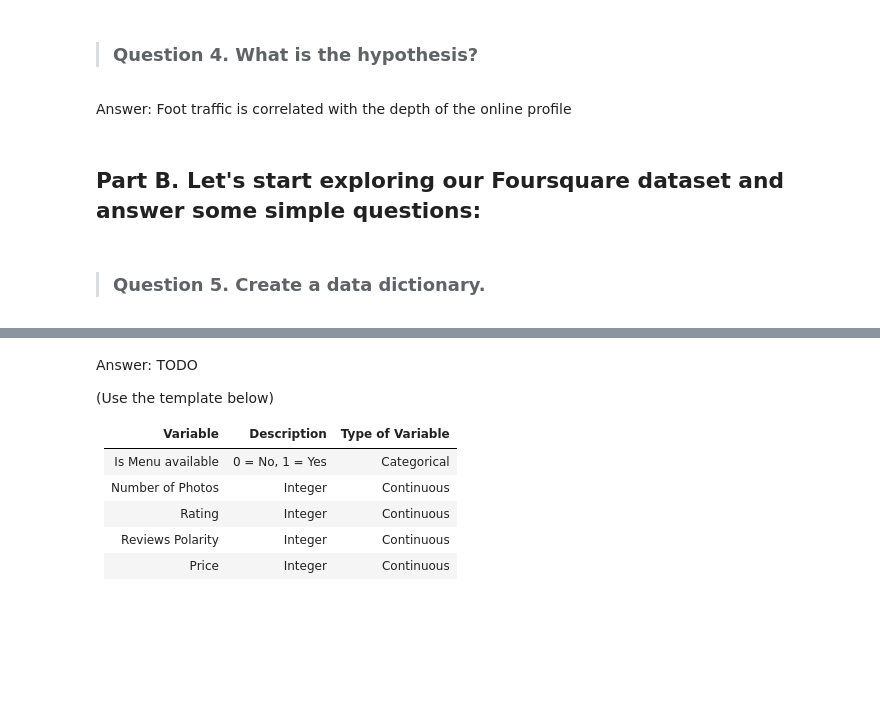
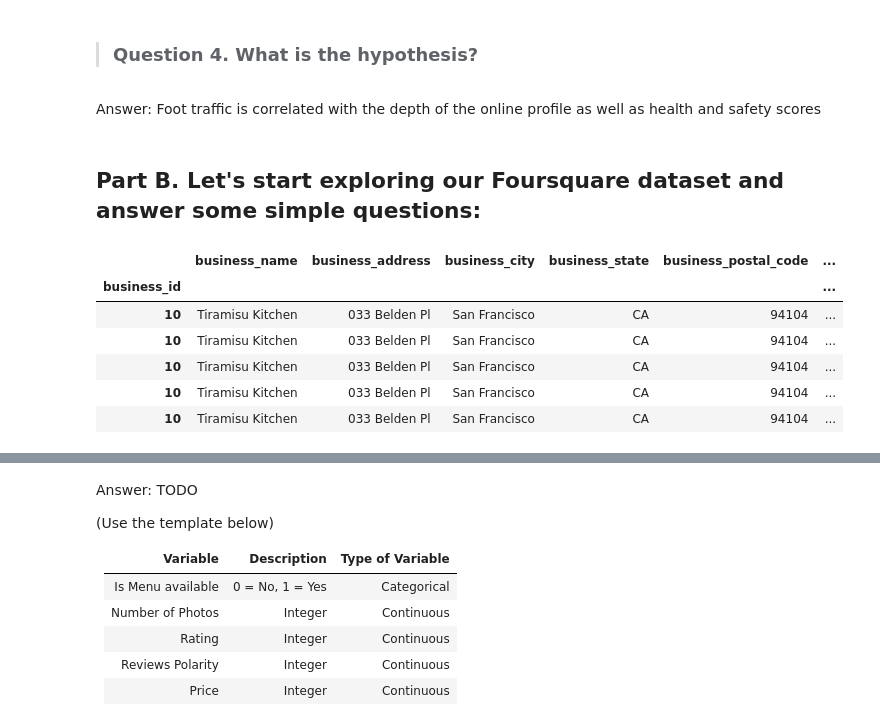
Before and after one commit to manulohiya/DS-SF-36, a Jupyter notebook: unit-project/1/notebooks/unit-project-1-starter-Manu.ipynb, the cells around one changed output, grey strips where cells are left out. Drawn from its saved outputs; the diff is of its cells as text; code cells hidden in the pictures; blank space fills up the shorter version.

```diff
--- a/unit-project/1/notebooks/unit-project-1-starter-Manu.ipynb
+++ b/unit-project/1/notebooks/unit-project-1-starter-Manu.ipynb
@@ -21,16 +27,36 @@ Answer: San Francisco restaurants that are on Foursquare in July 2017
 # %% [markdown]
 > ### Question 4.  What is the hypothesis?
 # %% [markdown]
-Answer: Foot traffic is correlated with the depth of the online profile
+Answer: Foot traffic is correlated with the depth of the online profile as well as health and safety scores
 # %% [markdown]
 ## Part B.  Let's start exploring our Foursquare dataset and answer some simple questions:
 # %%
 import os
 import pandas as pd
+import gmaps
+import yaml
+
+pd.set_option('display.max_rows', 20)
+pd.set_option('display.max_columns', 20)
+pd.set_option('display.notebook_repr_html', True)
 
 
-pd.set_option('display.max_rows', 10)
-pd.set_option('display.max_columns', 10)
-pd.set_option('display.notebook_repr_html', True)
+df = pd.read_csv(os.path.join('..', '..', 'dataset', 'Restaurant_Scores_-_LIVES_Standard.csv'))
+df = df.set_index('business_id')
+
+with open('google.yaml', 'r') as f:
+    google_credentials = yaml.load(f)
+
+google_api_key = google_credentials['api-key']
+
+gmaps.configure(api_key = google_api_key)
+
+df.head()
+# %% [output]
+|  | business_name | business_address | business_city | business_state | business_postal_code | ... |
+| business_id |  |  |  |  |  | ... |
+| 10 | Tiramisu Kitchen | 033 Belden Pl | San Francisco | CA | 94104 | ... |
+| 10 | Tiramisu Kitchen | 033 Belden Pl | San Francisco | CA | 94104 | ... |
+| 10 | Tiramisu Kitchen | 033 Belden Pl | San Francisco | CA | 94104 | ... |
+| 10 | Tiramisu Kitchen | 033 Belden Pl | San Francisco | CA | 94104 | ... |
+| 10 | Tiramisu Kitchen | 033 Belden Pl | San Francisco | CA | 94104 | ... |
-# %% [markdown]
-> ### Question 5.  Create a data dictionary.
```
Also changed, not shown: parts of 8 cells of this notebook, 2 other files.
